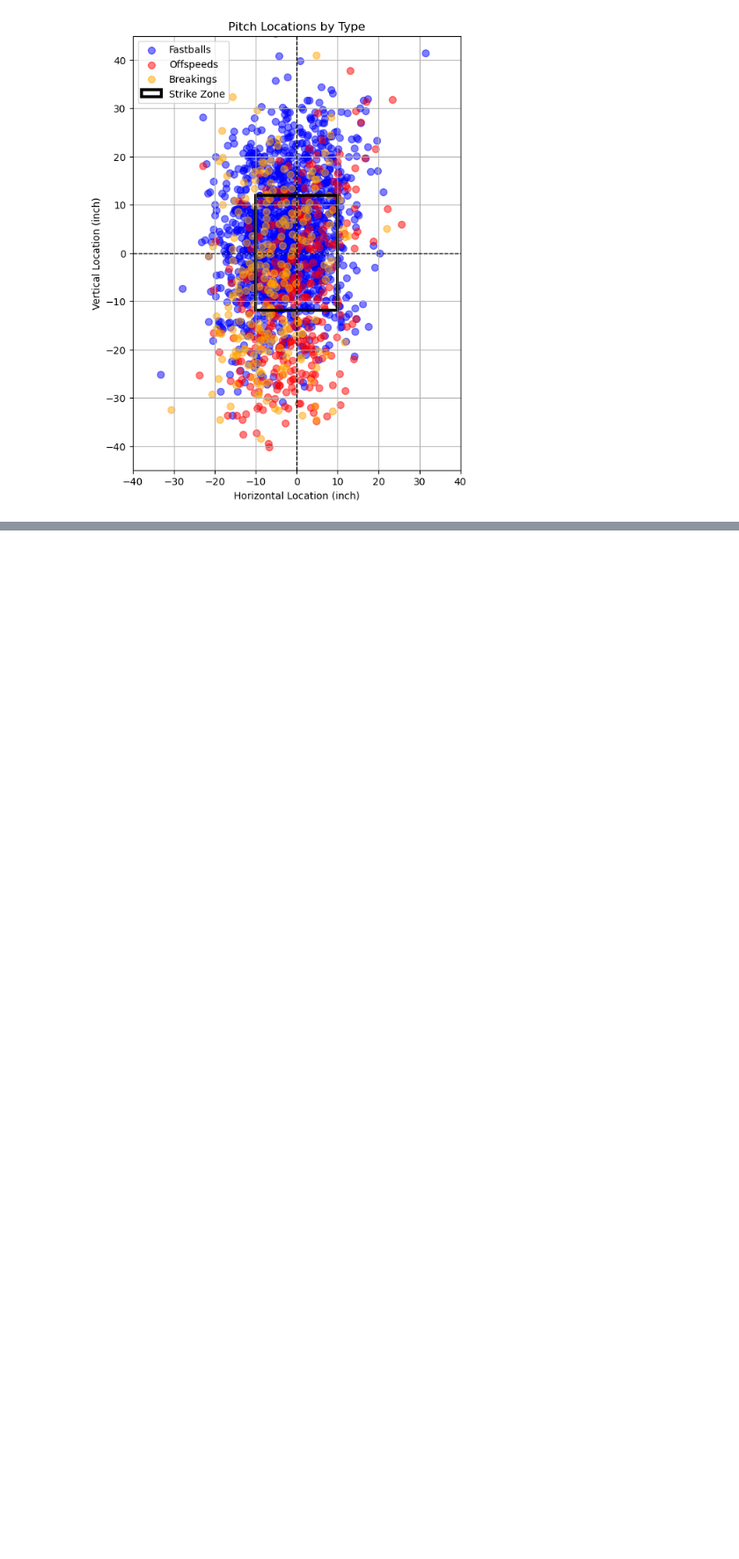
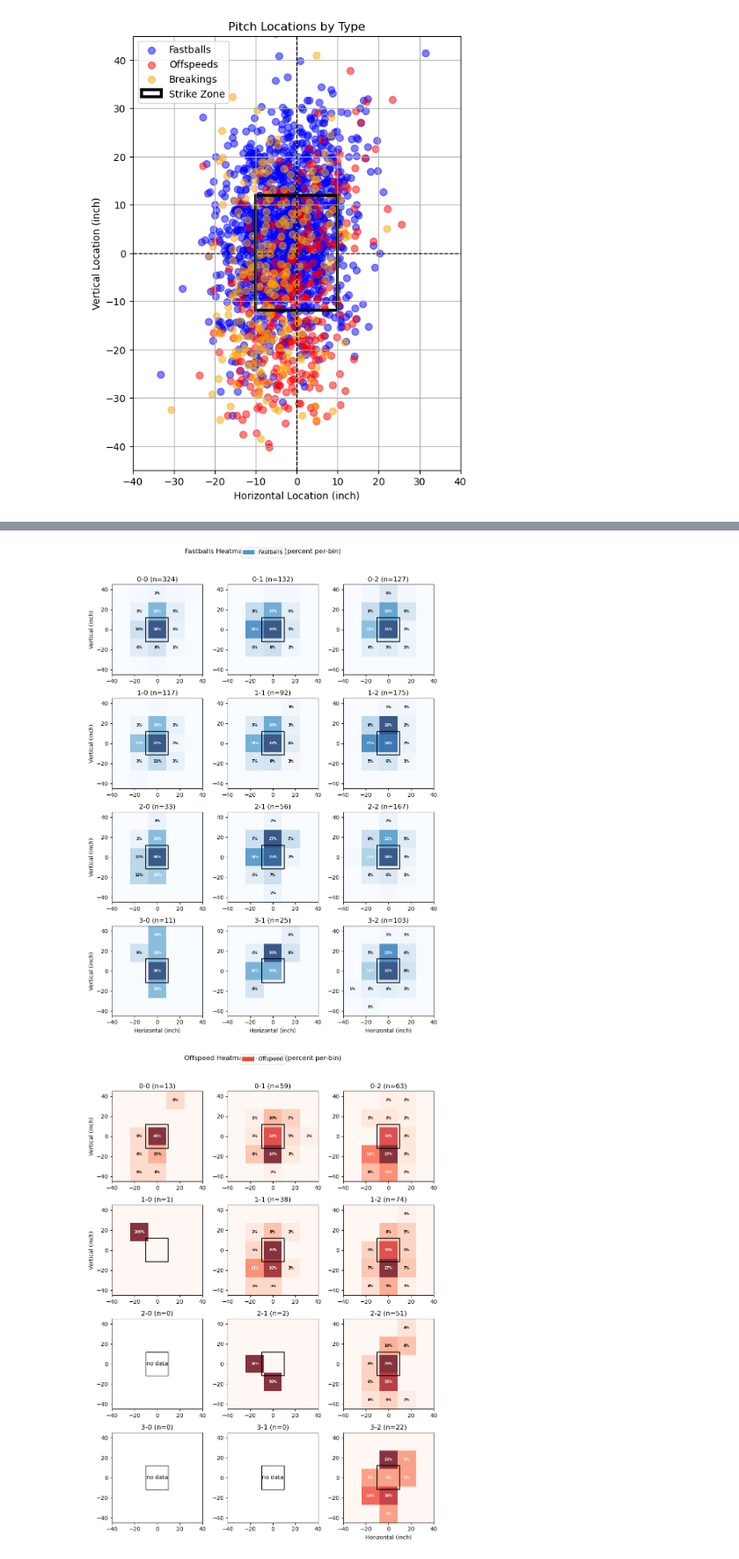
Before and after one commit to hyp0515/cpbl_data_analysis, a Jupyter notebook: pitch_accumulation.ipynb, the cells around one changed output, grey strips where cells are left out. Shown at 88% size. Saved outputs shown, nothing was run; the diff lists cells and outputs as text; code cells hidden in the pictures; blank space fills up the shorter version.

```diff
--- a/pitch_accumulation.ipynb
+++ b/pitch_accumulation.ipynb
@@ -126,0 +243,79 @@ plt.show()
+# %%
+# create three separate figures: one per pitch-type (fast / off / break)
+n_balls = 4
+n_strikes = 3
+bins = 5
+range_x = (-40, 40)
+range_y = (-45, 45)
+
+type_specs = [
+    ('fast', _fastball_tokens, 'Blues', 'Fastballs'),
+    ('off',  _offspeed_tokens, 'Reds',  'Offspeed'),
+    ('break',_breaking_tokens,'Oranges','Breaking')
+]
+
+for tkey, tokens, cmap, suptitle in type_specs:
+    fig, axes = plt.subplots(n_balls, n_strikes, figsize=(3*n_strikes, 3*n_balls), tight_layout=True)
+    for b in range(n_balls):
+        for s in range(n_strikes):
+            ax = axes[b, s]
+            subset = pe[(pe['balls'] == b) & (pe['strikes'] == s) & (pe['pitchType'].isin(tokens))]
+
+            # 2D histogram (fraction within this count, for this pitch-type)
+            if len(subset):
+                H, xedges, yedges = np.histogram2d(subset['coordX'], subset['coordY'], bins=bins, range=[range_x, range_y])
+                H = H.T
+                total = H.sum()
+                if total > 0:
+                    H = H / total
+            else:
+                H = np.zeros((bins, bins))
+                xedges = np.linspace(range_x[0], range_x[1], bins+1)
+                yedges = np.linspace(range_y[0], range_y[1], bins+1)
+
+            # no data for this count & type
+            if H.sum() == 0:
+                ax.text(0.5, 0.5, "no data", ha='center', va='center', transform=ax.transAxes)
+                ax.set_title(f"{b}-{s} (n=0)")
+                ax.set_xlim(range_x); ax.set_ylim(range_y)
+                ax.add_patch(plt.Rectangle((strike_zone[0], strike_zone[2]), strike_zone_width, strike_zone_height,
+                                           linewidth=1.0, edgecolor='k', facecolor='none'))
+                continue
+
+            # plotting
+            vmin = 0.0
+            vmax = max(H.max(), 1e-6)
+            ax.imshow(H, extent=(range_x[0], range_x[1], range_y[0], range_y[1]),
+                      origin='lower', aspect='auto', cmap=cmap, alpha=0.8, vmin=vmin, vmax=vmax)
+
+            # annotate per-bin percentages above threshold
+            annotate_frac = 0.03
+            thresh = max(vmax * annotate_frac, 1e-4)
+            xcenters = (xedges[:-1] + xedges[1:]) / 2
+            ycenters = (yedges[:-1] + yedges[1:]) / 2
+            for j, yc in enumerate(ycenters):
+                for i, xc in enumerate(xcenters):
+                    val = H[j, i]
+                    if val >= thresh:
+                        text_color = 'white' if val > vmax*0.35 else 'k'
+                        ax.text(xc, yc, f"{val*100:.0f}%", color=text_color, ha='center', va='center', fontsize=6, weight='bold')
+
+            # strike zone rect, titles and limits
+            ax.add_patch(plt.Rectangle((strike_zone[0], strike_zone[2]), strike_zone_width, strike_zone_height,
+                                       linewidth=1.5, edgecolor='k', facecolor='none'))
+            ax.set_title(f"{b}-{s} (n={len(subset)})")
+            ax.set_xlim(range_x); ax.set_ylim(range_y)
+            if b == n_balls - 1:
+                ax.set_xlabel('Horizontal (inch)')
+            if s == 0:
+                ax.set_ylabel('Vertical (inch)')
+
+    fig.suptitle(f"{suptitle} Heatmaps by Count (percent per-bin)", y=1.02)
+    # single legend-like patch for color
+    import matplotlib.patches as mpatches
+    patch = mpatches.Patch(color=plt.get_cmap(cmap)(0.6), label=suptitle)
+    fig.legend(handles=[patch], loc='upper center')
+    plt.show()
+# %% [output]
+[figure, added]
+[figure, added]
```
Also changed, not shown: parts of 10 cells of this notebook, 6 other files.
